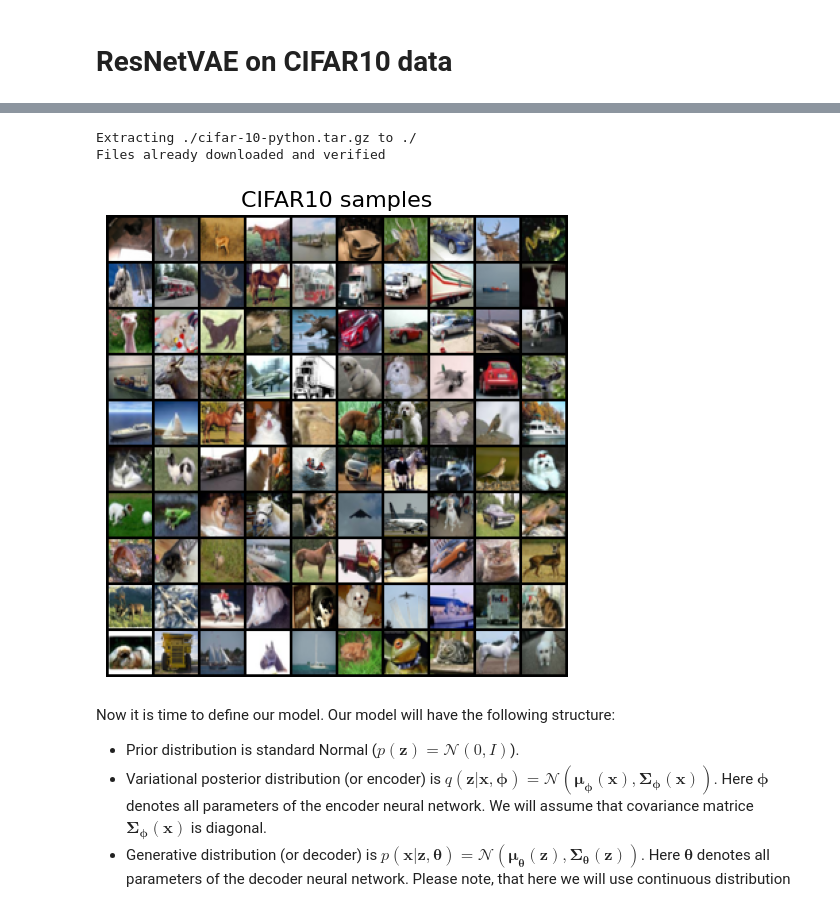
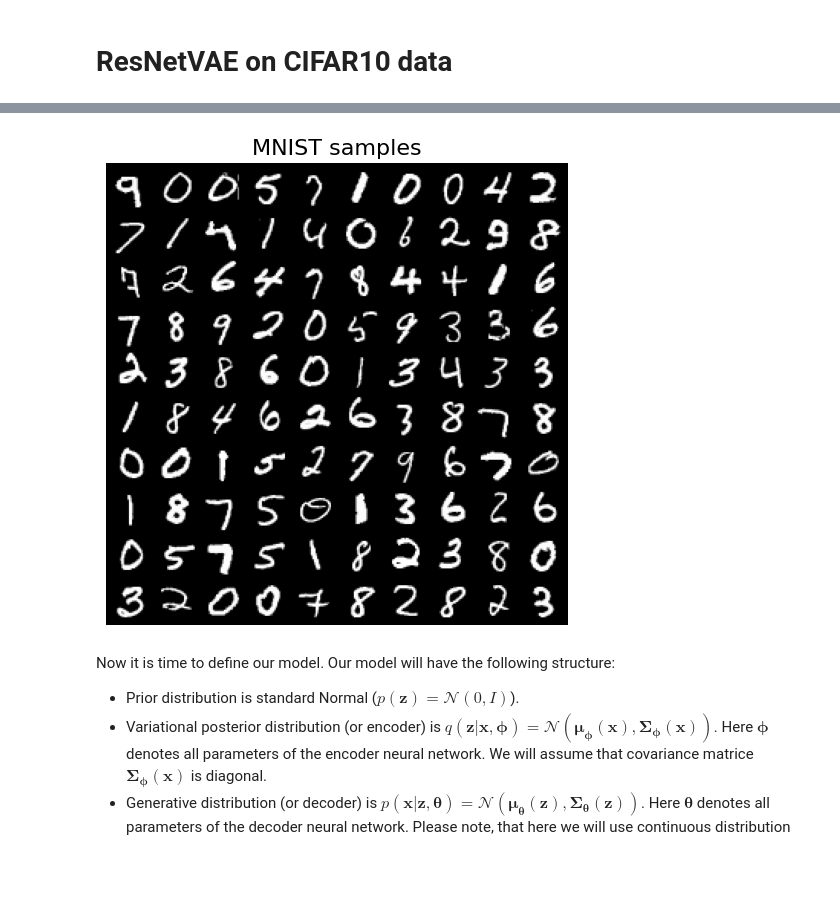
Before and after one commit to intsystems/implicit-reparameterization-trick, a Jupyter notebook: code/vae_experiment.ipynb, the cells around one changed output, grey strips where cells are left out. Saved outputs shown, nothing was run; the diff lists cells and outputs as text; code cells hidden in the pictures; blank space fills up the shorter version.

```diff
--- a/code/vae_experiment.ipynb
+++ b/code/vae_experiment.ipynb
@@ -66,6 +48,6 @@ GPU not found :(
 # %% [markdown]
 # ResNetVAE on CIFAR10 data
 # %%
-train_data, test_data = load_dataset("cifar10", flatten=False, binarize=False)
-visualize_images(train_data, "CIFAR10 samples")
+train_data, test_data = load_dataset("mnist", flatten=False, binarize=False)
+visualize_images(train_data, "MNIST samples")
 # %% [output]
@@ -73,6 +54,4 @@ Downloading https://www.cs.toronto.edu/~kriz/cifar-10-python.tar.gz to ./cifar-1
-Extracting ./cifar-10-python.tar.gz to ./
-Files already downloaded and verified
-[figure, old version]
+[figure, new version]
 # %% [markdown]
 Now it is time to define our model. Our model will have the following structure:
 
```
Also changed, not shown: parts of 10 cells of this notebook, 6 other files.
